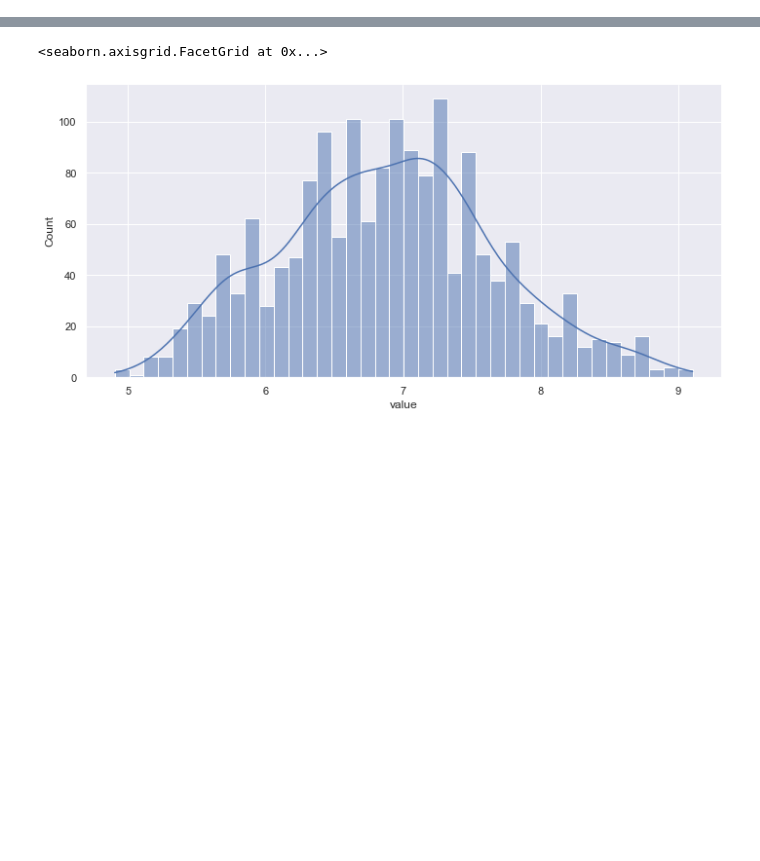
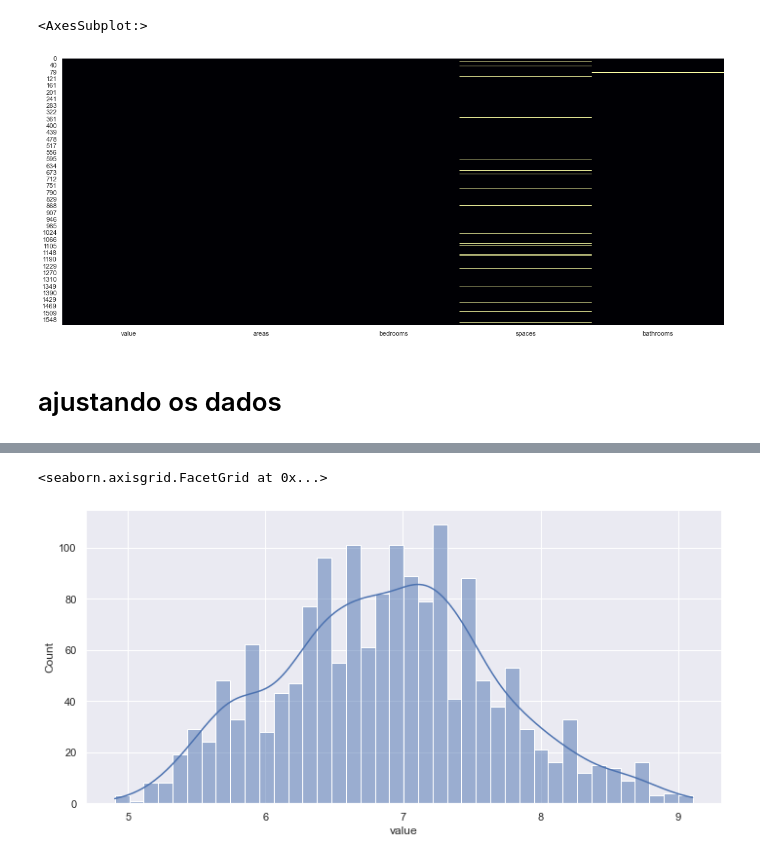
Before and after one commit to zoiosa/L.regression, a Jupyter notebook: Regressão.ipynb, the cells around one changed output, grey strips where cells are left out. Saved outputs shown, nothing was run; the diff lists cells and outputs as text; code cells hidden in the pictures; blank space fills up the shorter version.

```diff
--- a/Regressão.ipynb
+++ b/Regressão.ipynb
@@ -88,2 +65,8 @@ ax
+# %%
+
+sns.heatmap(casas_baratas.isnull(),cbar=False,cmap='inferno')
+# %% [output]
+<AxesSubplot:>
+[figure, added]
 # %%
 casas_baratas_sem_na= casas_baratas.fillna(method='ffill')
@@ -91,0 +73,2 @@ casas_baratas_sem_na= casas_baratas.fillna(method='ffill')
+# %% [markdown]
+# ajustando os dados
```
Also changed, not shown: parts of 28 cells of this notebook, 1 other file.
